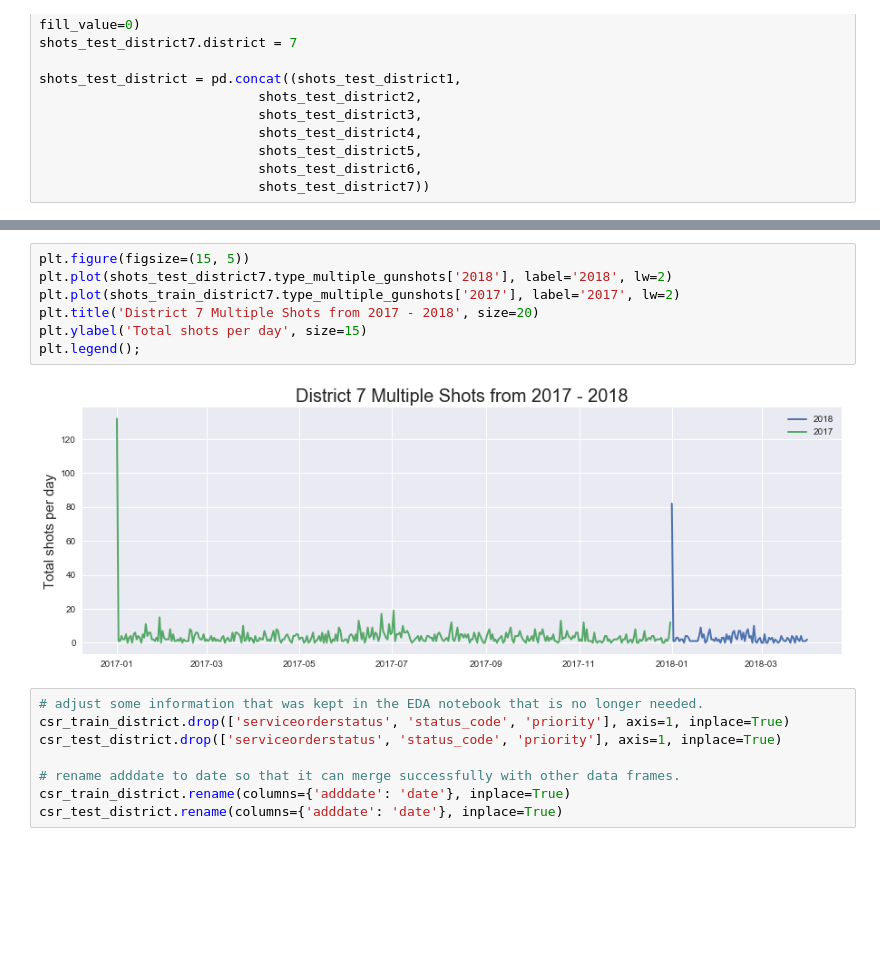
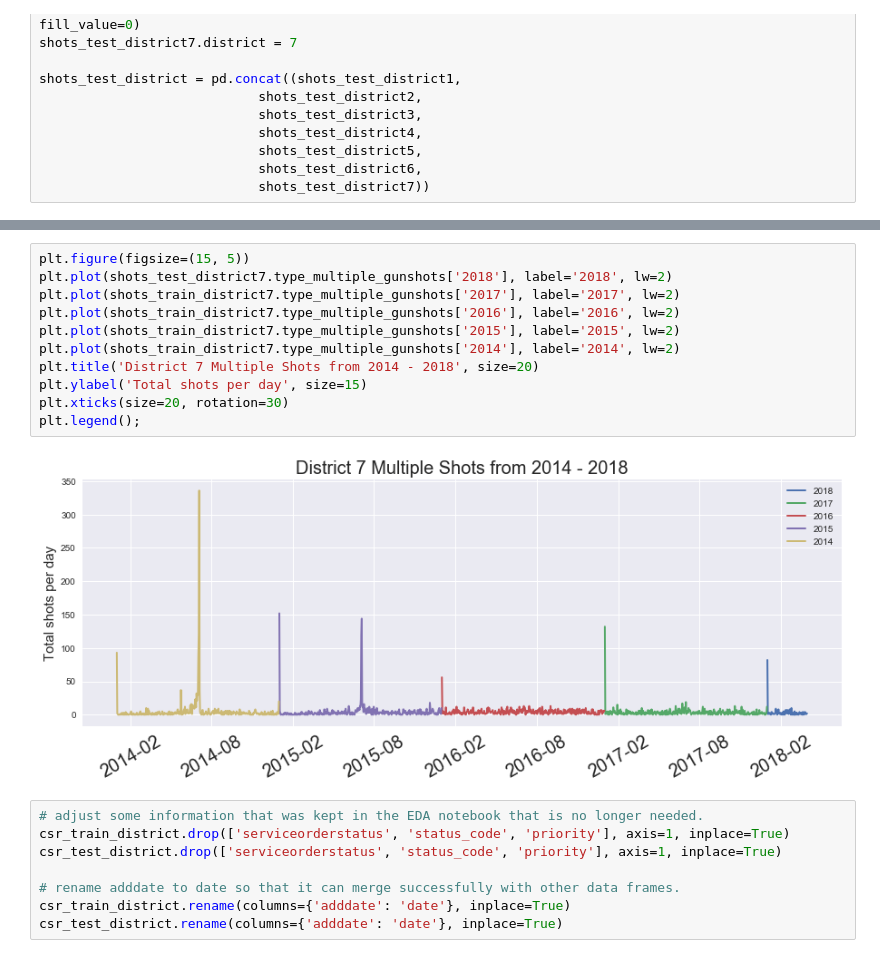
Before and after one commit to haoapple/The_Lab_DC_client_project, a Jupyter notebook: 03.Feature Engineering.ipynb, the cells around one changed output, grey strips where cells are left out. Drawn from its saved outputs; the diff is of its cells as text; blank space fills up the shorter version.

Commit message:
updated Feature Engineering with graphs. Tried to Model, Graphs notebook not fully functional now.

```diff
--- a/03.Feature Engineering.ipynb
+++ b/03.Feature Engineering.ipynb
@@ -197,12 +275,16 @@ shots_test_district = pd.concat((shots_test_district1,
 # %%
 plt.figure(figsize=(15, 5))
 plt.plot(shots_test_district7.type_multiple_gunshots['2018'], label='2018', lw=2)
 plt.plot(shots_train_district7.type_multiple_gunshots['2017'], label='2017', lw=2)
-plt.title('District 7 Multiple Shots from 2017 - 2018', size=20)
+plt.plot(shots_train_district7.type_multiple_gunshots['2016'], label='2016', lw=2)
+plt.plot(shots_train_district7.type_multiple_gunshots['2015'], label='2015', lw=2)
+plt.plot(shots_train_district7.type_multiple_gunshots['2014'], label='2014', lw=2)
+plt.title('District 7 Multiple Shots from 2014 - 2018', size=20)
 plt.ylabel('Total shots per day', size=15)
+plt.xticks(size=20, rotation=30)
 plt.legend();
 # %% [output]
-[figure, old version]
+[figure, new version]
 # %%
 # adjust some information that was kept in the EDA notebook that is no longer needed.
 csr_train_district.drop(['serviceorderstatus', 'status_code', 'priority'], axis=1, inplace=True)
```
Also changed, not shown: parts of 7 cells of this notebook, 3 other files.
